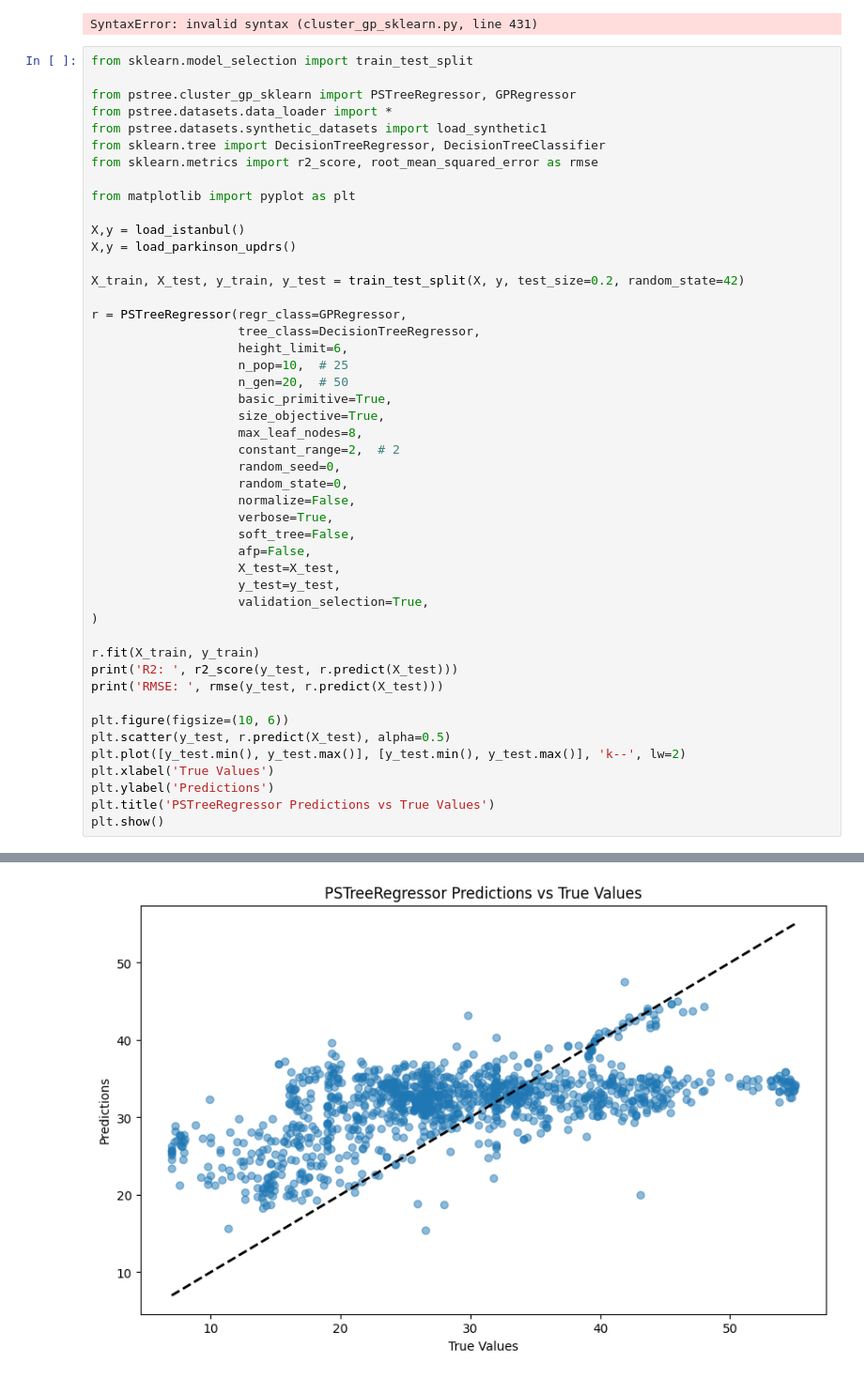
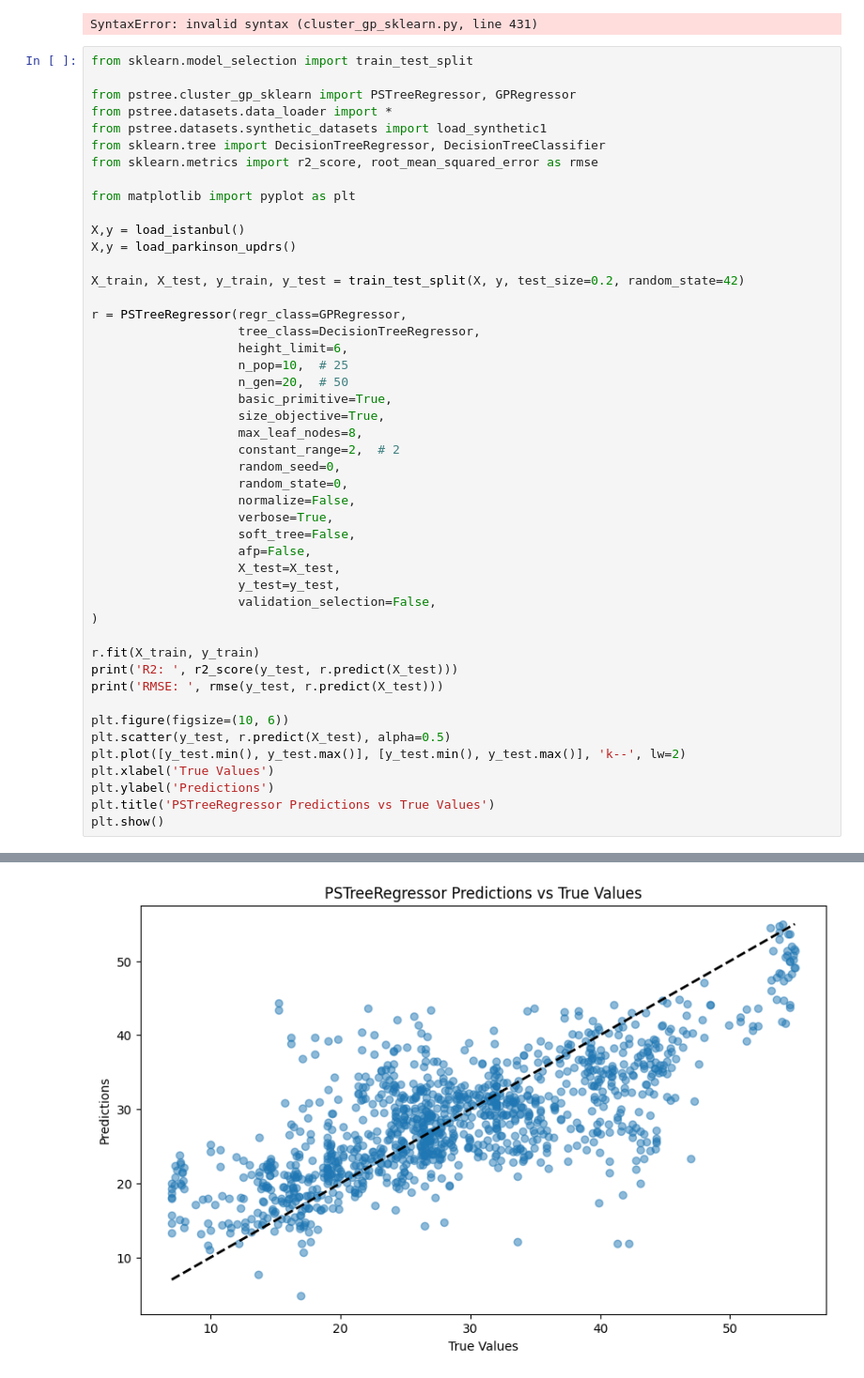
Before and after one commit to amarmate/PS-Tree, a Jupyter notebook: test.ipynb, the cells around one changed output, grey strips where cells are left out. Shown: that part at 94% size. Cells and saved outputs as stored; diff of their text form.

```diff
--- a/test.ipynb
+++ b/test.ipynb
@@ -43,7 +43,7 @@ r = PSTreeRegressor(regr_class=GPRegressor,
                     afp=False,
                     X_test=X_test,
                     y_test=y_test,
-                    validation_selection=True,
+                    validation_selection=False,
 )
 
 r.fit(X_train, y_train)
@@ -78 +78 @@ RMSE:  9.351339949786277
-[figure, old version]
+[figure, new version]
```
Also changed, not shown: parts of 1 cell of this notebook, 1 other file.
